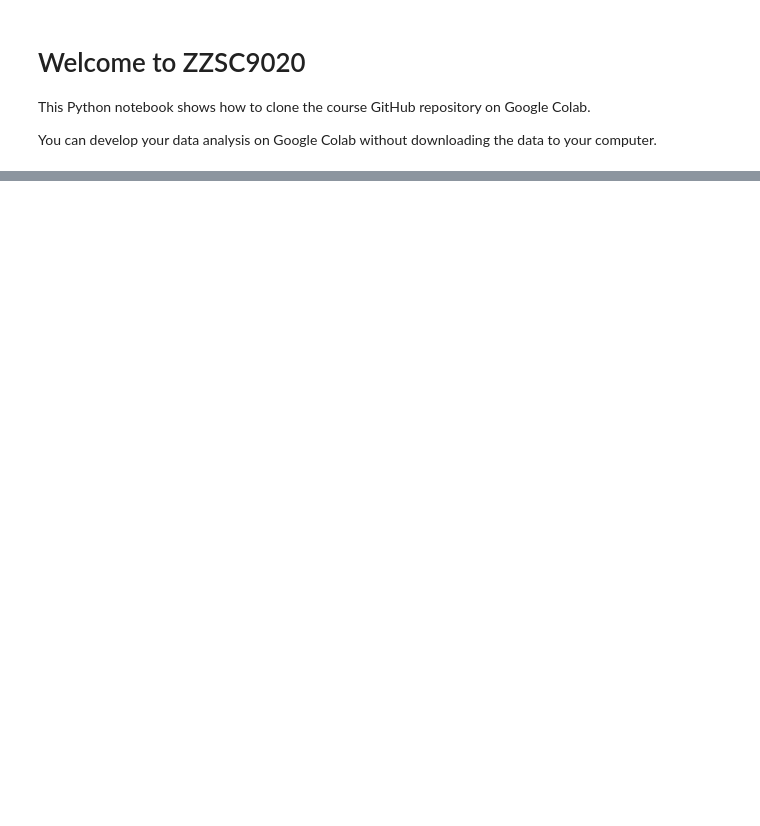
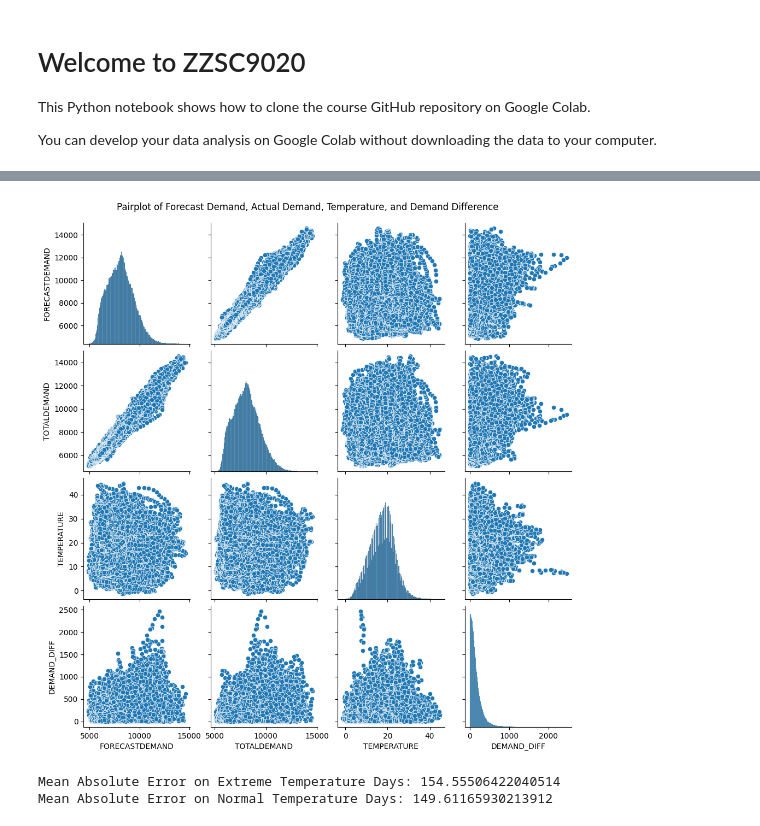
Before and after one commit to t-frank-unsw/zzsc9020-teamc, a Jupyter notebook: LiamEDA.ipynb, the cells around one changed output, grey strips where cells are left out. Drawn from its saved outputs; the diff is of its cells as text; code cells hidden in the pictures; blank space fills up the shorter version.

```diff
--- a/LiamEDA.ipynb
+++ b/LiamEDA.ipynb
@@ -44,0 +157,28 @@ drwxr-xr-x@ 6 liammitrodobson  staff   192B Aug 31 13:14 NSW
+# %%
+# pairplot of the numeric columns
+import seaborn as sns
+import matplotlib.pyplot as plt
+
+# Select only the relevant numeric columns for the pairplot
+pairplot_cols = ['FORECASTDEMAND', 'TOTALDEMAND', 'TEMPERATURE', 'DEMAND_DIFF']
+sns.pairplot(df_merged[pairplot_cols].dropna())
+plt.suptitle('Pairplot of Forecast Demand, Actual Demand, Temperature, and Demand Difference', y=1.02)
+plt.show()
+# %% [output]
+[figure, added]
+# %%
+
+# Define extreme temperature thresholds (e.g., top/bottom 10%)
+high_temp = df_merged['TEMPERATURE'].quantile(0.90)
+low_temp = df_merged['TEMPERATURE'].quantile(0.10)
+
+# Stratify data
+extreme_days = df_merged[(df_merged['TEMPERATURE'] >= high_temp) | (df_merged['TEMPERATURE'] <= low_temp)]
+normal_days = df_merged[(df_merged['TEMPERATURE'] < high_temp) & (df_merged['TEMPERATURE'] > low_temp)]
+
+# Compare mean absolute error
+print("Mean Absolute Error on Extreme Temperature Days:", extreme_days['DEMAND_DIFF'].mean())
+print("Mean Absolute Error on Normal Temperature Days:", normal_days['DEMAND_DIFF'].mean())
+# %% [output]
+Mean Absolute Error on Extreme Temperature Days: 154.55506422040514
+Mean Absolute Error on Normal Temperature Days: 149.61165930213912
```
Also changed, not shown: parts of 9 cells of this notebook, 1 other file.
